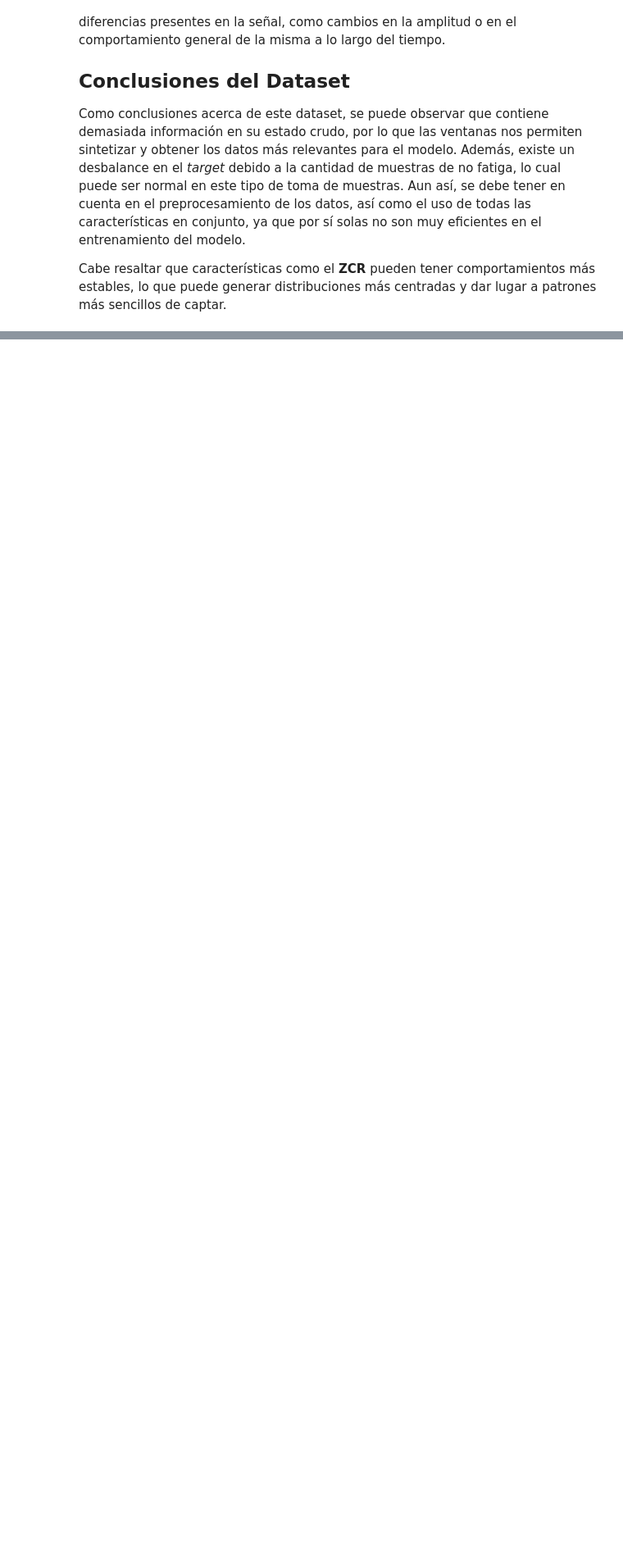
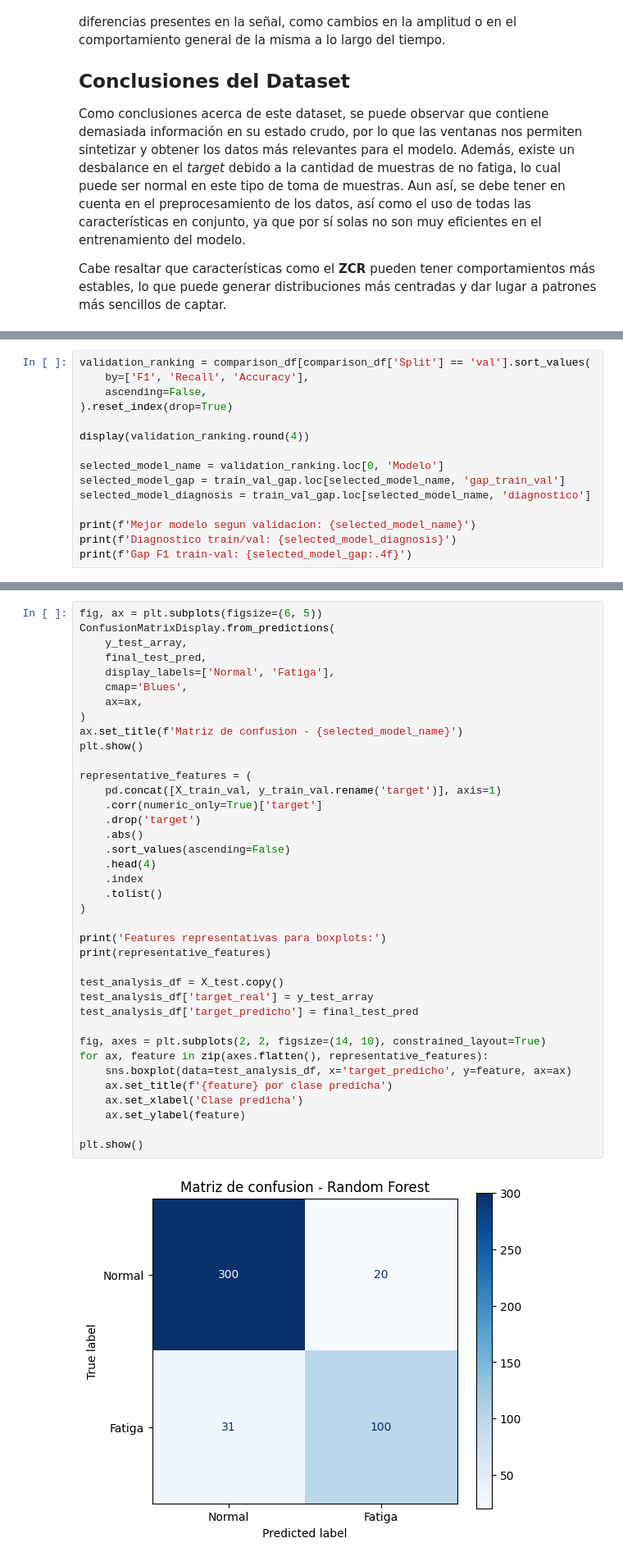
Before and after one commit to dsalazar444/workshop2_ia, a Jupyter notebook: problema1.ipynb, the cells around one changed output, grey strips where cells are left out. Shown at 82% size. Drawn from its saved outputs; the diff is of its cells as text; blank space fills up the shorter version.

```diff
--- a/problema1.ipynb
+++ b/problema1.ipynb
@@ -423,0 +946,15 @@ Cabe resaltar que características como el **ZCR** pueden tener comportamientos
+# %%
+validation_ranking = comparison_df[comparison_df['Split'] == 'val'].sort_values(
+    by=['F1', 'Recall', 'Accuracy'],
+    ascending=False,
+).reset_index(drop=True)
+
+display(validation_ranking.round(4))
+
+selected_model_name = validation_ranking.loc[0, 'Modelo']
+selected_model_gap = train_val_gap.loc[selected_model_name, 'gap_train_val']
+selected_model_diagnosis = train_val_gap.loc[selected_model_name, 'diagnostico']
+
+print(f'Mejor modelo segun validacion: {selected_model_name}')
+print(f'Diagnostico train/val: {selected_model_diagnosis}')
+print(f'Gap F1 train-val: {selected_model_gap:.4f}')
@@ -423,0 +1051,40 @@ Cabe resaltar que características como el **ZCR** pueden tener comportamientos
+# %%
+fig, ax = plt.subplots(figsize=(6, 5))
+ConfusionMatrixDisplay.from_predictions(
+    y_test_array,
+    final_test_pred,
+    display_labels=['Normal', 'Fatiga'],
+    cmap='Blues',
+    ax=ax,
+)
+ax.set_title(f'Matriz de confusion - {selected_model_name}')
+plt.show()
+
+representative_features = (
+    pd.concat([X_train_val, y_train_val.rename('target')], axis=1)
+    .corr(numeric_only=True)['target']
+    .drop('target')
+    .abs()
+    .sort_values(ascending=False)
+    .head(4)
+    .index
+    .tolist()
+)
+
+print('Features representativas para boxplots:')
+print(representative_features)
+
+test_analysis_df = X_test.copy()
+test_analysis_df['target_real'] = y_test_array
+test_analysis_df['target_predicho'] = final_test_pred
+
+fig, axes = plt.subplots(2, 2, figsize=(14, 10), constrained_layout=True)
+for ax, feature in zip(axes.flatten(), representative_features):
+    sns.boxplot(data=test_analysis_df, x='target_predicho', y=feature, ax=ax)
+    ax.set_title(f'{feature} por clase predicha')
+    ax.set_xlabel('Clase predicha')
+    ax.set_ylabel(feature)
+
+plt.show()
+# %% [output]
+[figure, added]
```
Also changed, not shown: parts of 20 cells of this notebook, 3 other files.
